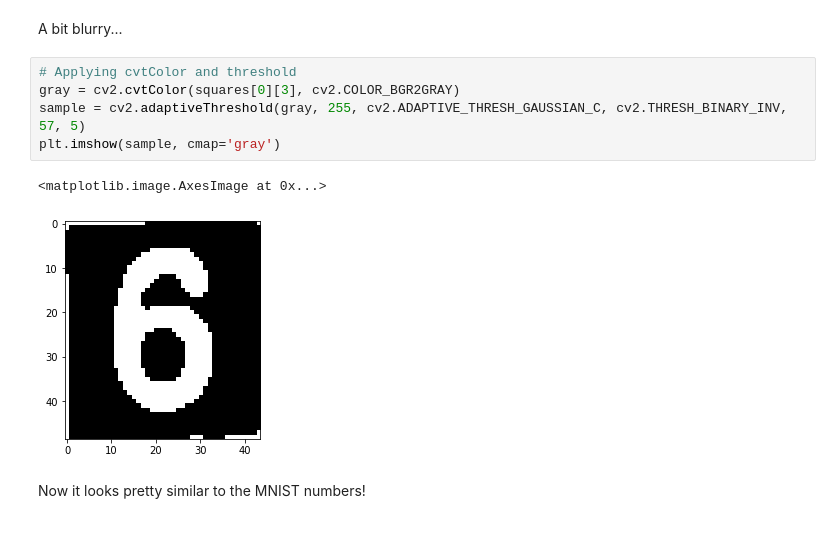
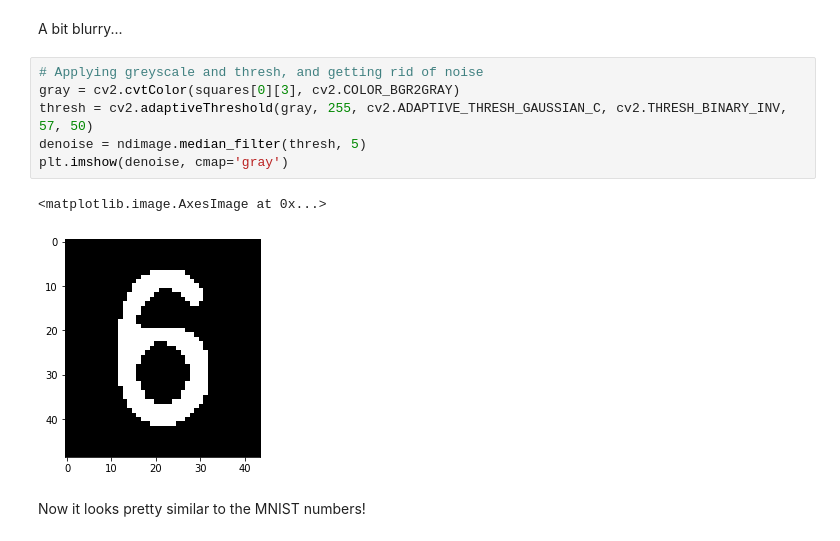
Before and after one commit to cameronkinsella/seppuku-sudoku, a Jupyter notebook: capture/board_capture.ipynb, the cells around one changed output. Drawn from its saved outputs; the diff is of its cells as text.

Commit message:
added noise reducer for board_capture.py

```diff
--- a/capture/board_capture.ipynb
+++ b/capture/board_capture.ipynb
@@ -241,13 +242,14 @@ plt.imshow(squares[0][3])
 # %% [markdown]
 A bit blurry...
 # %%
-# Applying cvtColor and threshold
+# Applying greyscale and thresh, and getting rid of noise
 gray = cv2.cvtColor(squares[0][3], cv2.COLOR_BGR2GRAY)
-sample = cv2.adaptiveThreshold(gray, 255, cv2.ADAPTIVE_THRESH_GAUSSIAN_C, cv2.THRESH_BINARY_INV, 57, 5)
-plt.imshow(sample, cmap='gray')
+thresh = cv2.adaptiveThreshold(gray, 255, cv2.ADAPTIVE_THRESH_GAUSSIAN_C, cv2.THRESH_BINARY_INV, 57, 50)
+denoise = ndimage.median_filter(thresh, 5)
+plt.imshow(denoise, cmap='gray')
 # %% [output]
 <matplotlib.image.AxesImage at 0x...>
-[figure, old version]
+[figure, new version]
 # %% [markdown]
 Now it looks pretty similar to the MNIST numbers!
 # %% [markdown]
```
Also changed, not shown: parts of 2 cells of this notebook, 4 other files.
